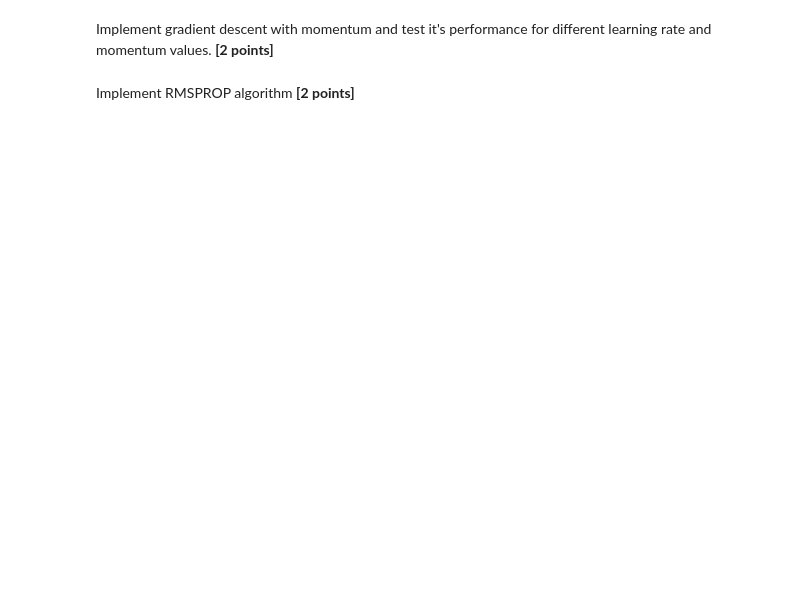
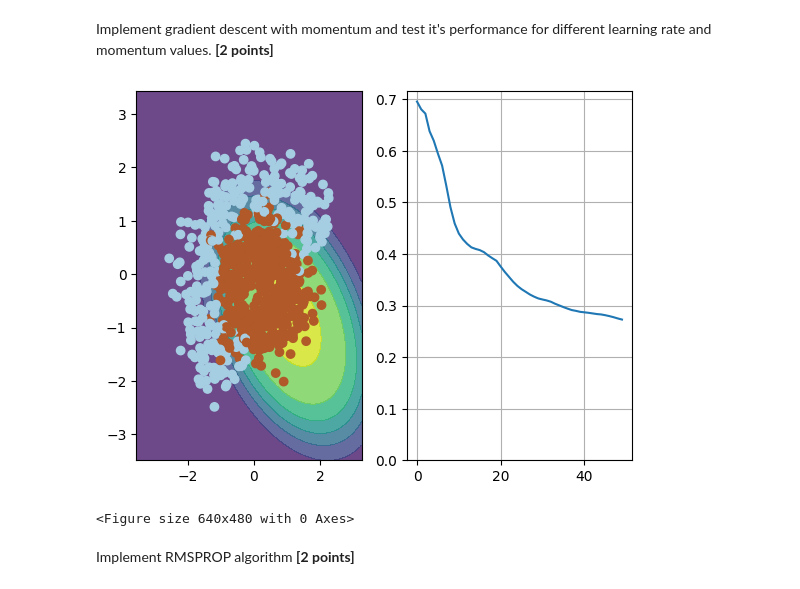
Before and after one commit to Sanjar-Javodov/Academic-projects, a Jupyter notebook: week01_backprop/adaptive_sgd.ipynb, the cells around one changed output. Cells and saved outputs as stored; diff of their text form; code cells hidden in the pictures; blank space fills up the shorter version.

```diff
--- a/week01_backprop/adaptive_sgd.ipynb
+++ b/week01_backprop/adaptive_sgd.ipynb
@@ -213,24 +284,31 @@ plt.clf()
 # %% [markdown]
 Implement gradient descent with momentum and test it's performance for different learning rate and momentum values. __[2 points]__
 # %%
-w = np.array([0,0,0,0,0,1])
+w = np.array([0,0,0,0,0,1], dtype=float)
 
-alpha = 0.0 # learning rate. Please change.
-mu    = 0.0 # momentum. Please change.
+alpha = 0.05  # learning rate
+mu    = 0.8   # momentum
+
+v = np.zeros_like(w)
 
 n_iter = 50
 batch_size = 4
 loss = np.zeros(n_iter)
 plt.figure(figsize=(12,5))
 for i in range(n_iter):
     ind = np.random.choice(X.shape[0], batch_size)
     loss[i] = compute_loss(X, y, w)
     visualize(X[ind,:], y[ind], w, loss)
 
-    <update w and anything else here>
+    grad = compute_grad(X[ind,:], y[ind], w)
+    v = mu * v - alpha * grad
+    w = w + v
 
 visualize(X, y, w, loss)
 plt.clf()
+# %% [output]
+[figure, added]
+<Figure size 640x480 with 0 Axes>
 # %% [markdown]
 Implement RMSPROP algorithm __[2 points]__
 # %%
```
Also changed, not shown: parts of 12 cells of this notebook.
